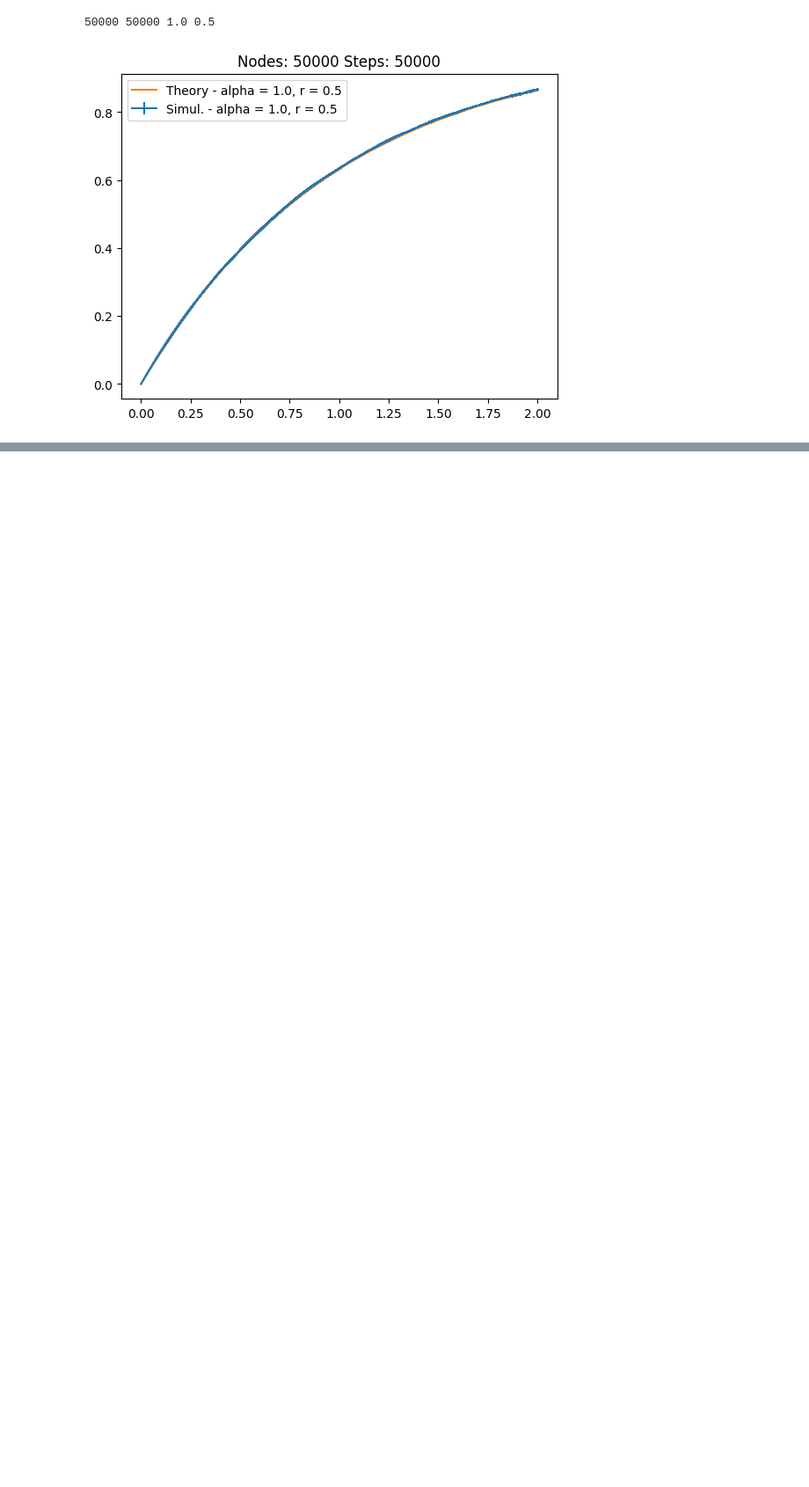
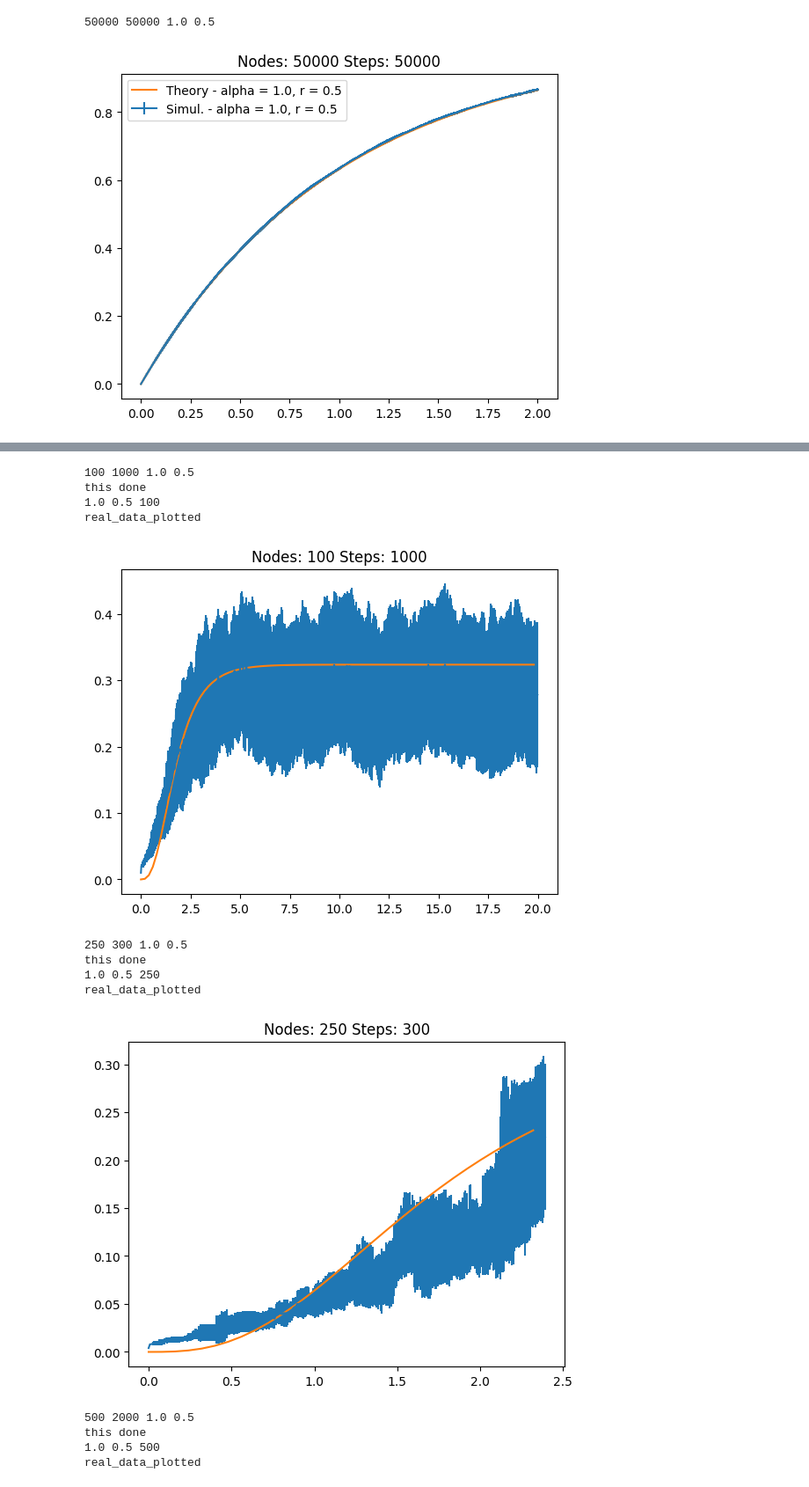
Before and after one commit to jamipouchi/TFG, a Jupyter notebook: paper_reproduction/plotting.ipynb, the cells around one changed output, grey strips where cells are left out. Shown at 88% size. Saved outputs shown, nothing was run; the diff lists cells and outputs as text; code cells hidden in the pictures; blank space fills up the shorter version.

```diff
--- a/paper_reproduction/plotting.ipynb
+++ b/paper_reproduction/plotting.ipynb
@@ -126,7 +102,0 @@ with open("nodes_50000_steps_50000_alpha_1d1_r_1d2.txt") as f:
-# %%
-with open("nodes_1000_steps_10000_alpha_1d1_r_1d2.txt") as f:
-    lines = f.readlines()
-    spacing = int(lines[0])
-    lines = lines[1:]
-    x_axis = np.arange(len(lines)) * spacing / len(lines)
-    plt.plot(x_axis, lines)
@@ -134,0 +221,45 @@ with open("nodes_1000_steps_10000_alpha_1d1_r_1d2.txt") as f:
+# %%
+def plot_giant_component(prefix: str, file_list: List[str]) -> None:
+    num_nodes, num_steps, alpha, r = process_prefix(prefix)
+    print(num_nodes, num_steps, alpha, r)
+
+    min_step: int = 1
+    values = []
+    for file in file_list:
+        df = pd.read_csv(file)
+        [min_step] = df.keys()
+        values.append(df[min_step])
+
+    grouped_files = pd.concat(values).groupby(level=0)
+    mean, std = grouped_files.mean().values, grouped_files.std().values
+    print("this done")
+
+    # TODO:
+    giant_component = giant_component_builder(alpha=alpha, r=r, num_nodes=num_nodes)
+
+    x_values = np.arange(num_steps) * float(min_step) / float(num_nodes)
+    x_theory_values = np.arange(num_steps/10) * 10 * float(min_step) / float(num_nodes)
+    plt.title("Nodes: " + str(num_nodes) + " Steps: " + str(num_steps))
+    plt.errorbar(x_values, mean/float(num_nodes), yerr=std/float(num_nodes))
+    print("real_data_plotted")
+    plt.plot(x_theory_values, list(map(giant_component, x_theory_values)))
+    plt.show()
+# %%
+files = get_simulation_files()[2]
+for prefix, file_list in files.items():
+    plot_giant_component(prefix=prefix, file_list=file_list)
+# %% [output]
+100 1000 1.0 0.5
+this done
+1.0 0.5 100
+real_data_plotted
+[figure, added]
+250 300 1.0 0.5
+this done
+1.0 0.5 250
+real_data_plotted
+[figure, added]
+500 2000 1.0 0.5
+this done
+1.0 0.5 500
+real_data_plotted
```
Also changed, not shown: parts of 11 cells of this notebook, 1 other file.
